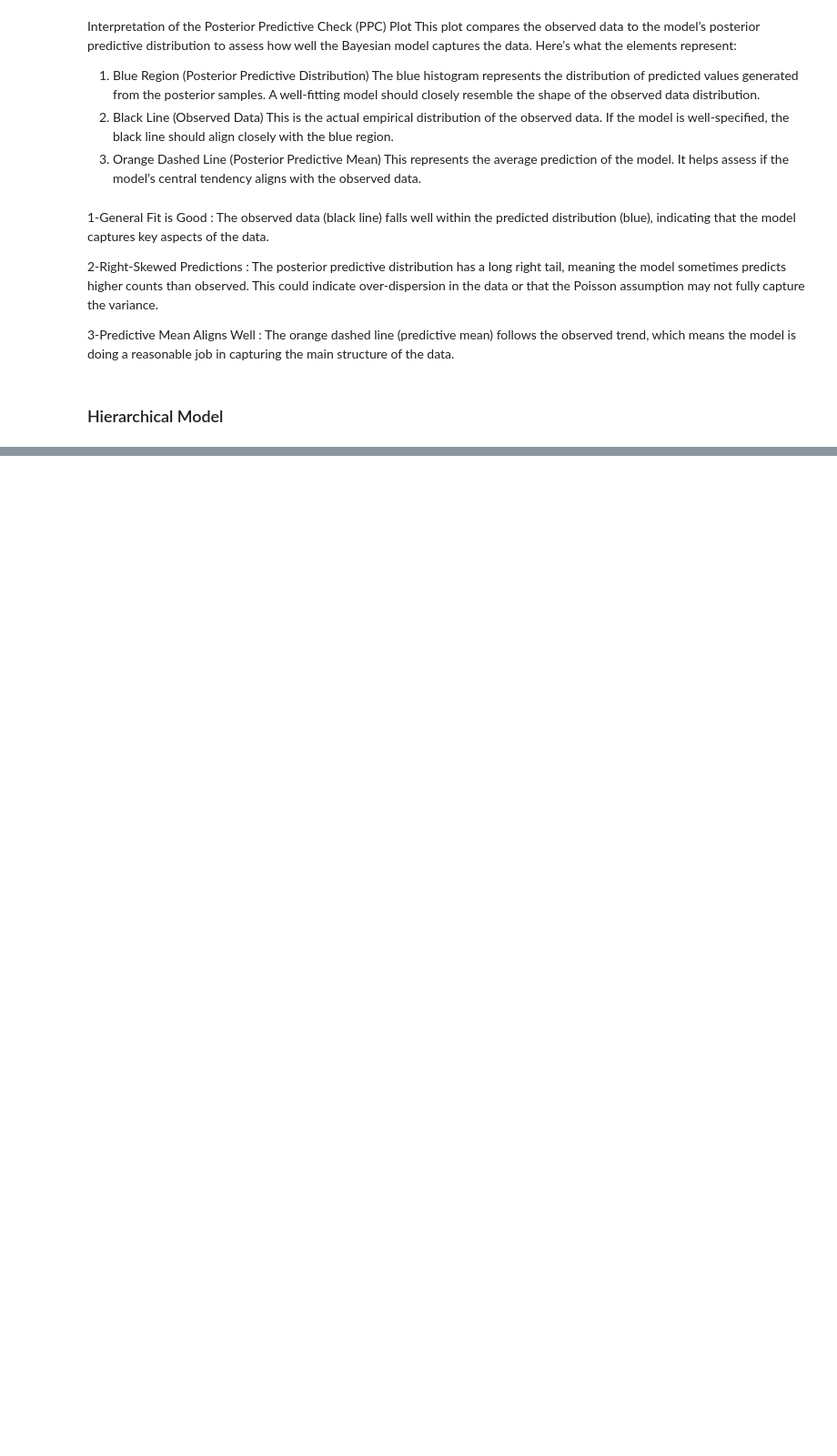
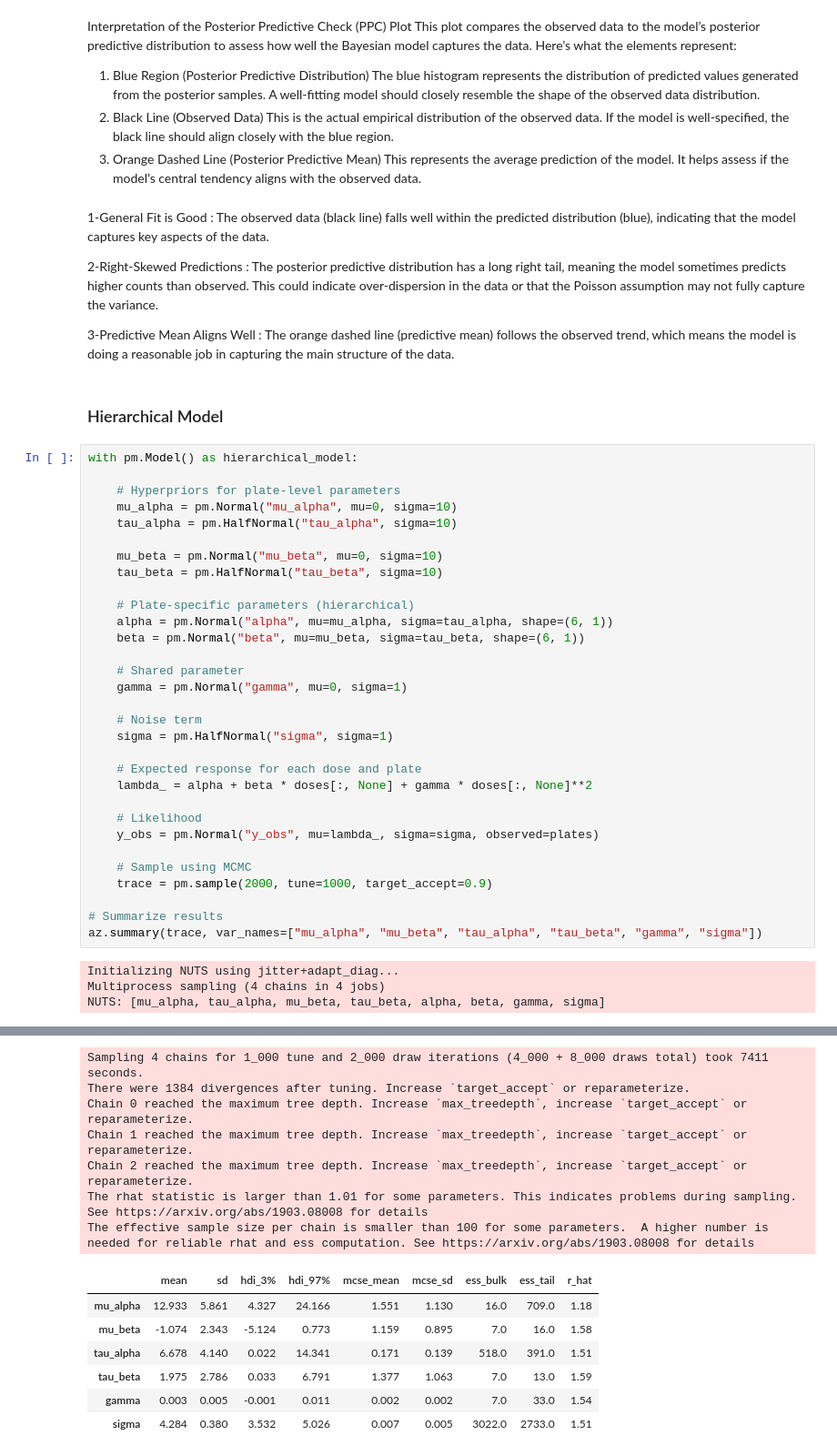
Before and after one commit to samarelayed/Advanced_Bayesian_Inference_Salm_Project, a Jupyter notebook: Advanced_Bayesian_Inference_Salm_Project.ipynb, the cells around one changed output, grey strips where cells are left out. Shown: that part at 91% size. Cells and saved outputs as stored; diff of their text form; blank space fills up the shorter version.

Commit message:
try Hierarchical Model

```diff
--- a/Advanced_Bayesian_Inference_Salm_Project.ipynb
+++ b/Advanced_Bayesian_Inference_Salm_Project.ipynb
@@ -292,3 +289,38 @@ This could indicate over-dispersion in the data or that the Poisson assumption m
 3-Predictive Mean Aligns Well : The orange dashed line (predictive mean) follows the observed trend, which means the model is doing a reasonable job in capturing the main structure of the data.
 # %% [markdown]
 ### Hierarchical Model
+# %%
+with pm.Model() as hierarchical_model:
+
+    # Hyperpriors for plate-level parameters
+    mu_alpha = pm.Normal("mu_alpha", mu=0, sigma=10)
+    tau_alpha = pm.HalfNormal("tau_alpha", sigma=10)
+
+    mu_beta = pm.Normal("mu_beta", mu=0, sigma=10)
+    tau_beta = pm.HalfNormal("tau_beta", sigma=10)
+
+    # Plate-specific parameters (hierarchical)
+    alpha = pm.Normal("alpha", mu=mu_alpha, sigma=tau_alpha, shape=(6, 1))
+    beta = pm.Normal("beta", mu=mu_beta, sigma=tau_beta, shape=(6, 1))
+
+    # Shared parameter
+    gamma = pm.Normal("gamma", mu=0, sigma=1)
+
+    # Noise term
+    sigma = pm.HalfNormal("sigma", sigma=1)
+
+    # Expected response for each dose and plate
+    lambda_ = alpha + beta * doses[:, None] + gamma * doses[:, None]**2
+
+    # Likelihood
+    y_obs = pm.Normal("y_obs", mu=lambda_, sigma=sigma, observed=plates)
+
+    # Sample using MCMC
+    trace = pm.sample(2000, tune=1000, target_accept=0.9)
+
+# Summarize results
+az.summary(trace, var_names=["mu_alpha", "mu_beta", "tau_alpha", "tau_beta", "gamma", "sigma"])
+# %% [output]
+Initializing NUTS using jitter+adapt_diag...
+Multiprocess sampling (4 chains in 4 jobs)
+NUTS: [mu_alpha, tau_alpha, mu_beta, tau_beta, alpha, beta, gamma, sigma]
@@ -294,0 +329,14 @@ This could indicate over-dispersion in the data or that the Poisson assumption m
+Sampling 4 chains for 1_000 tune and 2_000 draw iterations (4_000 + 8_000 draws total) took 7411 seconds.
+There were 1384 divergences after tuning. Increase `target_accept` or reparameterize.
+Chain 0 reached the maximum tree depth. Increase `max_treedepth`, increase `target_accept` or reparameterize.
+Chain 1 reached the maximum tree depth. Increase `max_treedepth`, increase `target_accept` or reparameterize.
+Chain 2 reached the maximum tree depth. Increase `max_treedepth`, increase `target_accept` or reparameterize.
+The rhat statistic is larger than 1.01 for some parameters. This indicates problems during sampling. See https://arxiv.org/abs/1903.08008 for details
+The effective sample size per chain is smaller than 100 for some parameters.  A higher number is needed for reliable rhat and ess computation. See https://arxiv.org/abs/1903.08008 for details
+|  | mean | sd | hdi_3% | hdi_97% | mcse_mean | mcse_sd | ess_bulk | ess_tail | r_hat |
+| mu_alpha | 12.933 | 5.861 | 4.327 | 24.166 | 1.551 | 1.130 | 16.0 | 709.0 | 1.18 |
+| mu_beta | -1.074 | 2.343 | -5.124 | 0.773 | 1.159 | 0.895 | 7.0 | 16.0 | 1.58 |
+| tau_alpha | 6.678 | 4.140 | 0.022 | 14.341 | 0.171 | 0.139 | 518.0 | 391.0 | 1.51 |
+| tau_beta | 1.975 | 2.786 | 0.033 | 6.791 | 1.377 | 1.063 | 7.0 | 13.0 | 1.59 |
+| gamma | 0.003 | 0.005 | -0.001 | 0.011 | 0.002 | 0.002 | 7.0 | 33.0 | 1.54 |
+| sigma | 4.284 | 0.380 | 3.532 | 5.026 | 0.007 | 0.005 | 3022.0 | 2733.0 | 1.51 |
```
Also changed, not shown: parts of 3 cells of this notebook.
